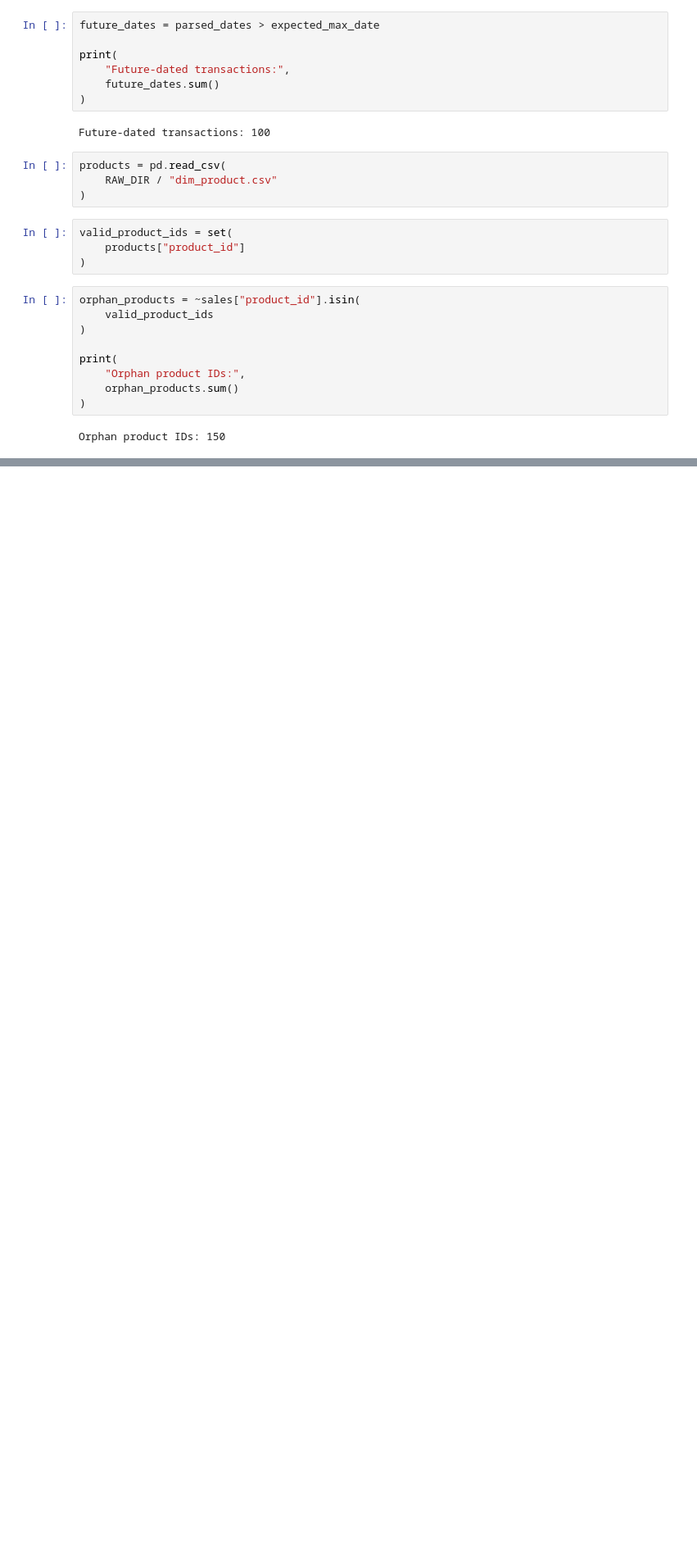
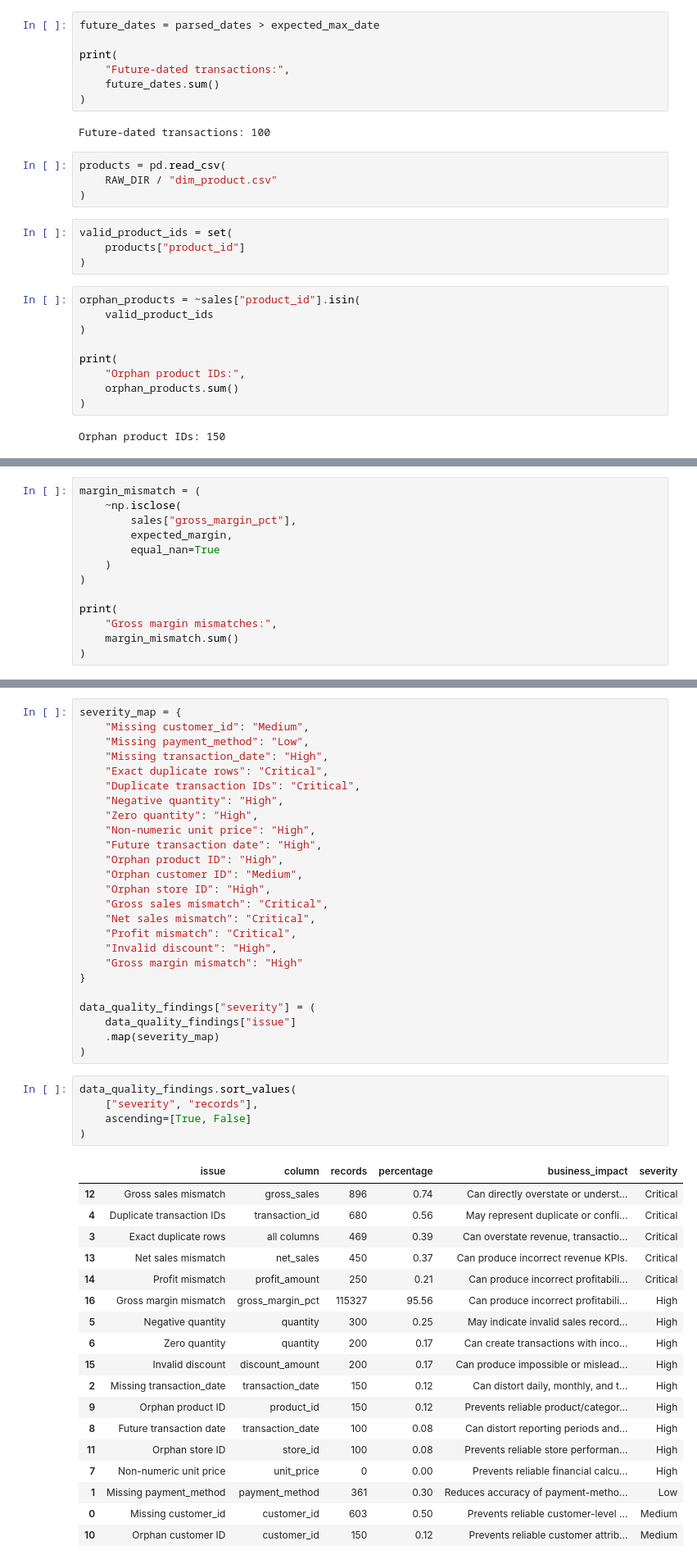
Before and after one commit to AbuHozaifa-dataanalyst/retail_data_quality_project, a Jupyter notebook: python/02_data_profiling.ipynb, the cells around one changed output, grey strips where cells are left out. Shown at 82% size. Drawn from its saved outputs; the diff is of its cells as text; blank space fills up the shorter version.

Commit message:
Profile raw retail data and identify quality issues

```diff
--- a/python/02_data_profiling.ipynb
+++ b/python/02_data_profiling.ipynb
@@ -460,0 +583,13 @@ SyntaxError: unterminated string literal (detected at line 2) (3850243797.py, li
+# %%
+margin_mismatch = (
+    ~np.isclose(
+        sales["gross_margin_pct"],
+        expected_margin,
+        equal_nan=True
+    )
+)
+
+print(
+    "Gross margin mismatches:",
+    margin_mismatch.sum()
+)
@@ -460,0 +792,49 @@ SyntaxError: unterminated string literal (detected at line 2) (3850243797.py, li
+# %%
+severity_map = {
+    "Missing customer_id": "Medium",
+    "Missing payment_method": "Low",
+    "Missing transaction_date": "High",
+    "Exact duplicate rows": "Critical",
+    "Duplicate transaction IDs": "Critical",
+    "Negative quantity": "High",
+    "Zero quantity": "High",
+    "Non-numeric unit price": "High",
+    "Future transaction date": "High",
+    "Orphan product ID": "High",
+    "Orphan customer ID": "Medium",
+    "Orphan store ID": "High",
+    "Gross sales mismatch": "Critical",
+    "Net sales mismatch": "Critical",
+    "Profit mismatch": "Critical",
+    "Invalid discount": "High",
+    "Gross margin mismatch": "High"
+}
+
+data_quality_findings["severity"] = (
+    data_quality_findings["issue"]
+    .map(severity_map)
+)
+# %%
+data_quality_findings.sort_values(
+    ["severity", "records"],
+    ascending=[True, False]
+)
+# %% [output]
+|  | issue | column | records | percentage | business_impact | severity |
+| 12 | Gross sales mismatch | gross_sales | 896 | 0.74 | Can directly overstate or underst... | Critical |
+| 4 | Duplicate transaction IDs | transaction_id | 680 | 0.56 | May represent duplicate or confli... | Critical |
+| 3 | Exact duplicate rows | all columns | 469 | 0.39 | Can overstate revenue, transactio... | Critical |
+| 13 | Net sales mismatch | net_sales | 450 | 0.37 | Can produce incorrect revenue KPIs. | Critical |
+| 14 | Profit mismatch | profit_amount | 250 | 0.21 | Can produce incorrect profitabili... | Critical |
+| 16 | Gross margin mismatch | gross_margin_pct | 115327 | 95.56 | Can produce incorrect profitabili... | High |
+| 5 | Negative quantity | quantity | 300 | 0.25 | May indicate invalid sales record... | High |
+| 6 | Zero quantity | quantity | 200 | 0.17 | Can create transactions with inco... | High |
+| 15 | Invalid discount | discount_amount | 200 | 0.17 | Can produce impossible or mislead... | High |
+| 2 | Missing transaction_date | transaction_date | 150 | 0.12 | Can distort daily, monthly, and t... | High |
+| 9 | Orphan product ID | product_id | 150 | 0.12 | Prevents reliable product/categor... | High |
+| 8 | Future transaction date | transaction_date | 100 | 0.08 | Can distort reporting periods and... | High |
+| 11 | Orphan store ID | store_id | 100 | 0.08 | Prevents reliable store performan... | High |
+| 7 | Non-numeric unit price | unit_price | 0 | 0.00 | Prevents reliable financial calcu... | High |
+| 1 | Missing payment_method | payment_method | 361 | 0.30 | Reduces accuracy of payment-metho... | Low |
+| 0 | Missing customer_id | customer_id | 603 | 0.50 | Prevents reliable customer-level ... | Medium |
+| 10 | Orphan customer ID | customer_id | 150 | 0.12 | Prevents reliable customer attrib... | Medium |
```
Also changed, not shown: parts of 17 cells of this notebook.
